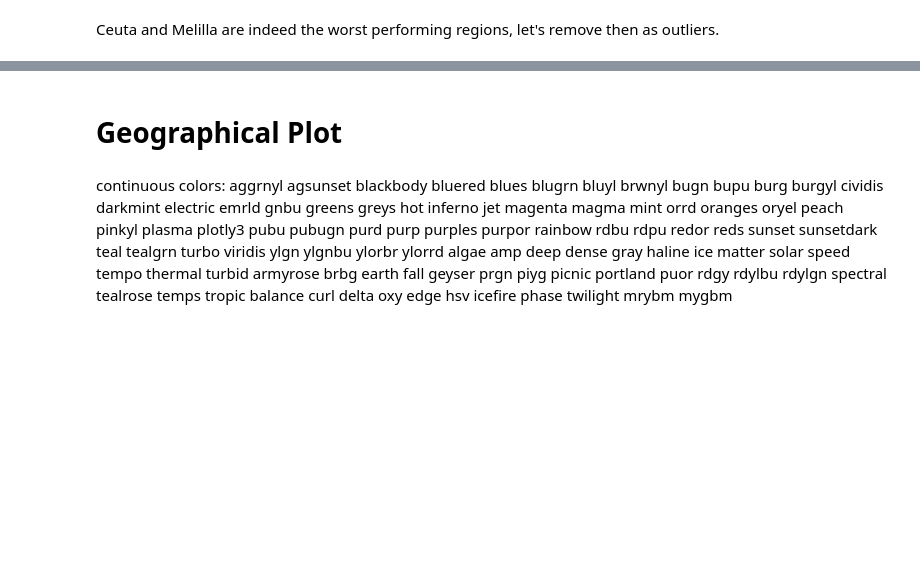
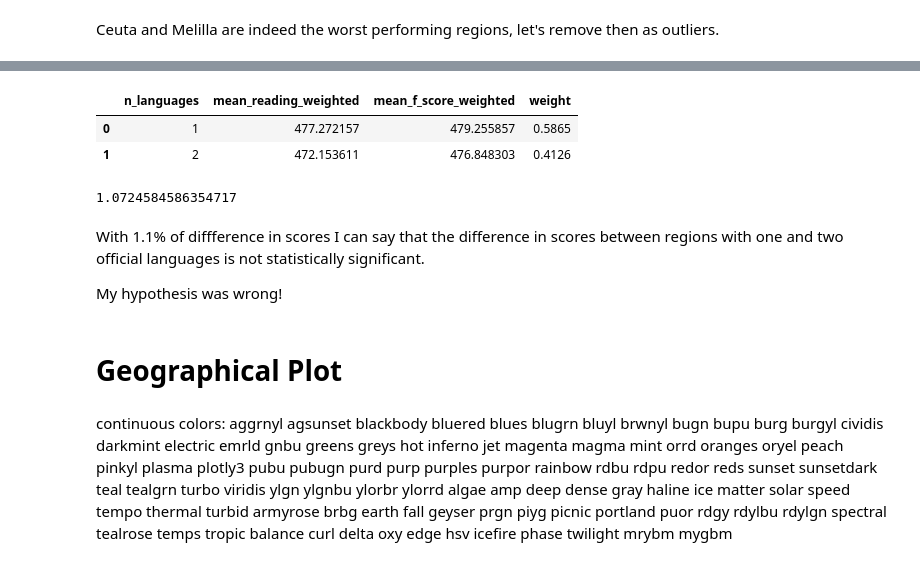
Before and after one commit to Beovulfo/lessdatamorestories, a Jupyter notebook: notebooks/spain_education.ipynb, the cells around one changed output, grey strips where cells are left out. Drawn from its saved outputs; the diff is of its cells as text; code cells hidden in the pictures; blank space fills up the shorter version.

```diff
--- a/notebooks/spain_education.ipynb
+++ b/notebooks/spain_education.ipynb
@@ -219,3 +195,20 @@ array([[ 1.        , -0.18631408],
+# %%
+scores_per_language
+# %% [output]
+|  | n_languages | mean_reading_weighted | mean_f_score_weighted | weight |
+| 0 | 1 | 477.272157 | 479.255857 | 0.5865 |
+| 1 | 2 | 472.153611 | 476.848303 | 0.4126 |
+# %%
+(
+    scores_per_language['mean_reading_weighted'].iloc[0]-
+    scores_per_language['mean_reading_weighted'].iloc[1]
+    )/scores_per_language['mean_reading_weighted'].iloc[0]*100
+# %% [output]
+1.0724584586354717
+# %% [markdown]
+With 1.1% of diffference in scores I can say that the difference in scores between regions with one and two official languages is not statistically significant.
+
+My hypothesis was wrong!
 # %% [markdown]
 # Geographical Plot
 # %% [markdown]
```
Also changed, not shown: parts of 20 cells of this notebook.
